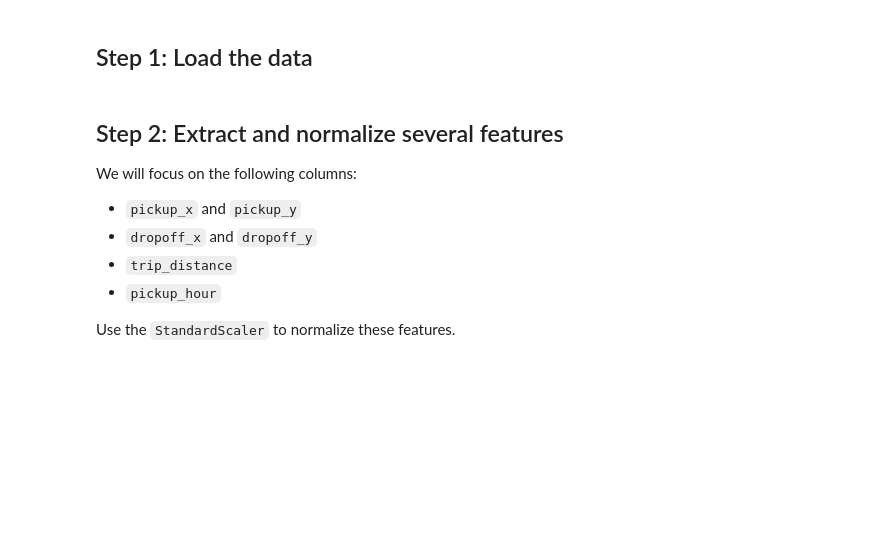
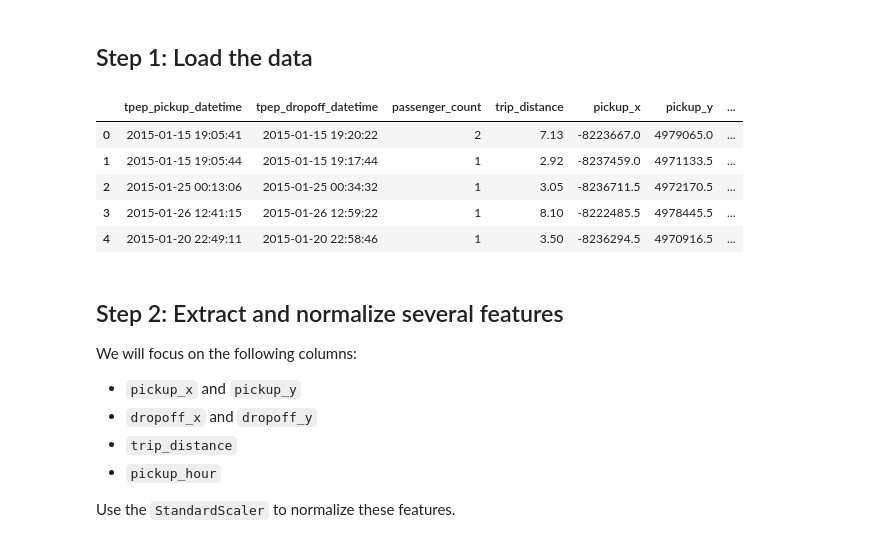
Before and after one commit to MUSA-550-Fall-2020/week-10, a Jupyter notebook: lecture-10B.ipynb, the cells around one changed output. Drawn from its saved outputs; the diff is of its cells as text; code cells hidden in the pictures; blank space fills up the shorter version.

```diff
--- a/lecture-10B.ipynb
+++ b/lecture-10B.ipynb
@@ -346,6 +496,16 @@ Includes data for:
 Inspired by [this CARTO blog post](https://carto.com/blog/using-location-data-identify-communities-williamsburg-ny/)
 # %% [markdown]
 ## Step 1: Load the data
+# %%
+taxi = pd.read_csv("./data/williamsburg_taxi_trips.csv")
+taxi.head()
+# %% [output]
+|  | tpep_pickup_datetime | tpep_dropoff_datetime | passenger_count | trip_distance | pickup_x | pickup_y | ... |
+| 0 | 2015-01-15 19:05:41 | 2015-01-15 19:20:22 | 2 | 7.13 | -8223667.0 | 4979065.0 | ... |
+| 1 | 2015-01-15 19:05:44 | 2015-01-15 19:17:44 | 1 | 2.92 | -8237459.0 | 4971133.5 | ... |
+| 2 | 2015-01-25 00:13:06 | 2015-01-25 00:34:32 | 1 | 3.05 | -8236711.5 | 4972170.5 | ... |
+| 3 | 2015-01-26 12:41:15 | 2015-01-26 12:59:22 | 1 | 8.10 | -8222485.5 | 4978445.5 | ... |
+| 4 | 2015-01-20 22:49:11 | 2015-01-20 22:58:46 | 1 | 3.50 | -8236294.5 | 4970916.5 | ... |
 # %% [markdown]
 ## Step 2: Extract and normalize several features
 
```
Also changed, not shown: parts of 22 cells of this notebook, 1 other file.
